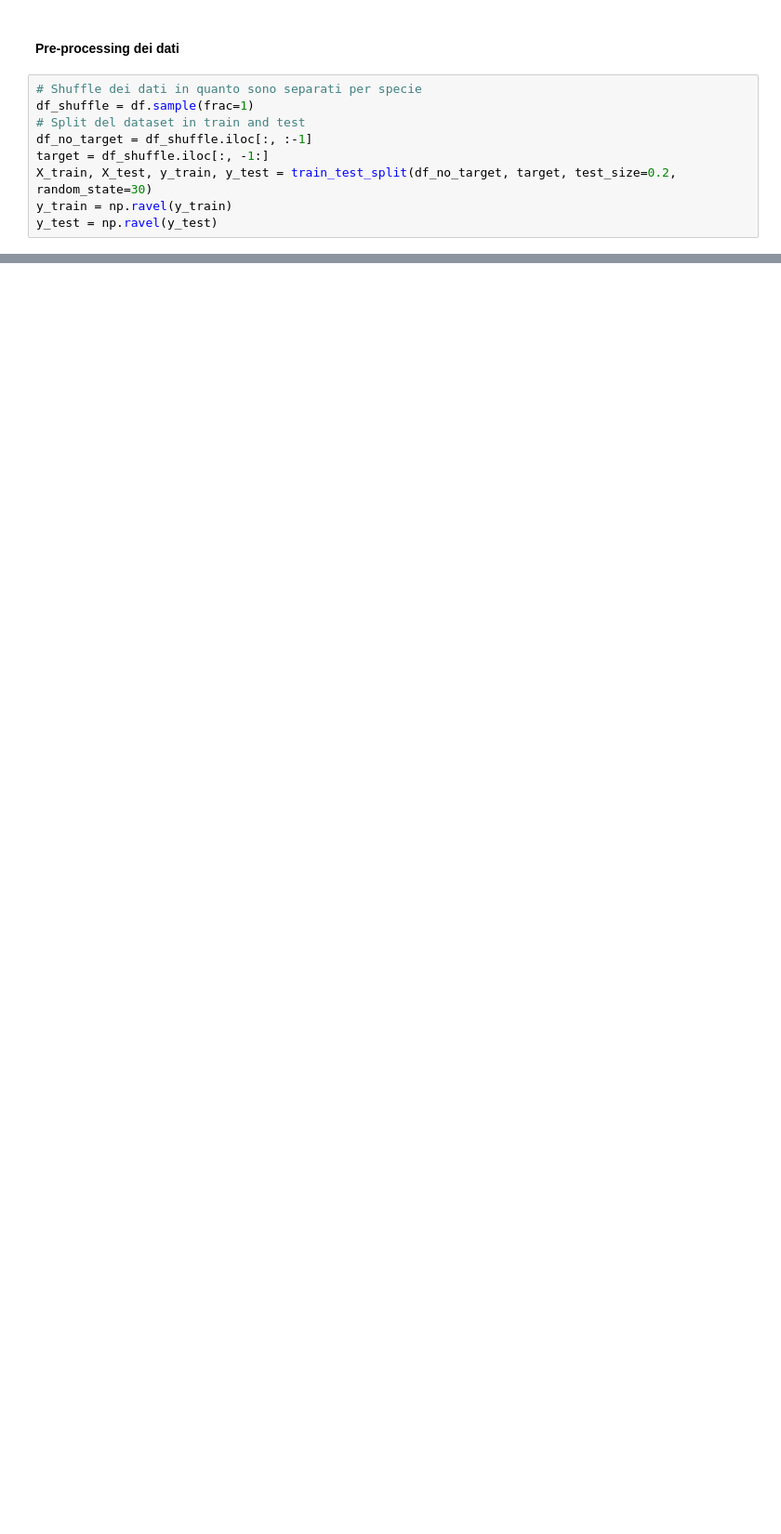
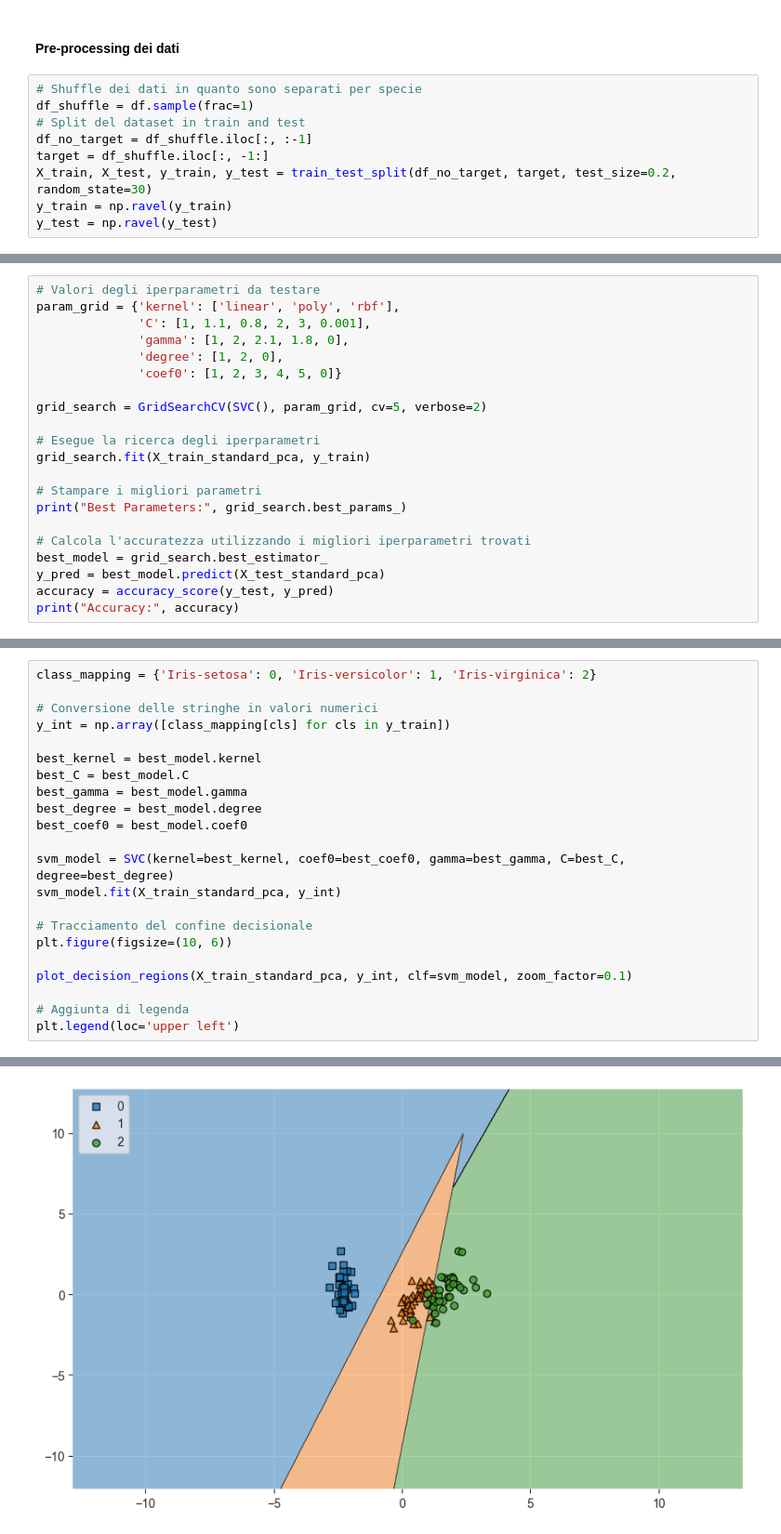
Before and after one commit to AleRaylee/DataFoundamentalsProject, a Jupyter notebook: fundamentals/Project_M.ipynb, the cells around one changed output, grey strips where cells are left out. Shown at 93% size. Saved outputs shown, nothing was run; the diff lists cells and outputs as text; blank space fills up the shorter version.

Commit message:
Setup Model

```diff
--- a/fundamentals/Project_M.ipynb
+++ b/fundamentals/Project_M.ipynb
@@ -265,0 +237,21 @@ plt.matshow(norm_conf_matrix, cmap=plt.cm.gray)
+# %%
+# Valori degli iperparametri da testare
+param_grid = {'kernel': ['linear', 'poly', 'rbf'],
+              'C': [1, 1.1, 0.8, 2, 3, 0.001],
+              'gamma': [1, 2, 2.1, 1.8, 0],
+              'degree': [1, 2, 0],
+              'coef0': [1, 2, 3, 4, 5, 0]}
+
+grid_search = GridSearchCV(SVC(), param_grid, cv=5, verbose=2)
+
+# Esegue la ricerca degli iperparametri
+grid_search.fit(X_train_standard_pca, y_train)
+
+# Stampare i migliori parametri
+print("Best Parameters:", grid_search.best_params_)
+
+# Calcola l'accuratezza utilizzando i migliori iperparametri trovati
+best_model = grid_search.best_estimator_
+y_pred = best_model.predict(X_test_standard_pca)
+accuracy = accuracy_score(y_test, y_pred)
+print("Accuracy:", accuracy)
@@ -265,0 +276,23 @@ plt.matshow(norm_conf_matrix, cmap=plt.cm.gray)
+# %%
+class_mapping = {'Iris-setosa': 0, 'Iris-versicolor': 1, 'Iris-virginica': 2}
+
+# Conversione delle stringhe in valori numerici
+y_int = np.array([class_mapping[cls] for cls in y_train])
+
+best_kernel = best_model.kernel
+best_C = best_model.C
+best_gamma = best_model.gamma
+best_degree = best_model.degree
+best_coef0 = best_model.coef0
+
+svm_model = SVC(kernel=best_kernel, coef0=best_coef0, gamma=best_gamma, C=best_C, degree=best_degree)
+svm_model.fit(X_train_standard_pca, y_int)
+
+# Tracciamento del confine decisionale
+plt.figure(figsize=(10, 6))
+
+plot_decision_regions(X_train_standard_pca, y_int, clf=svm_model, zoom_factor=0.1)
+
+# Aggiunta di legenda
+plt.legend(loc='upper left')
+# %% [output]
@@ -265,0 +300 @@ plt.matshow(norm_conf_matrix, cmap=plt.cm.gray)
+[figure, added]
```
Also changed, not shown: parts of 12 cells of this notebook.
